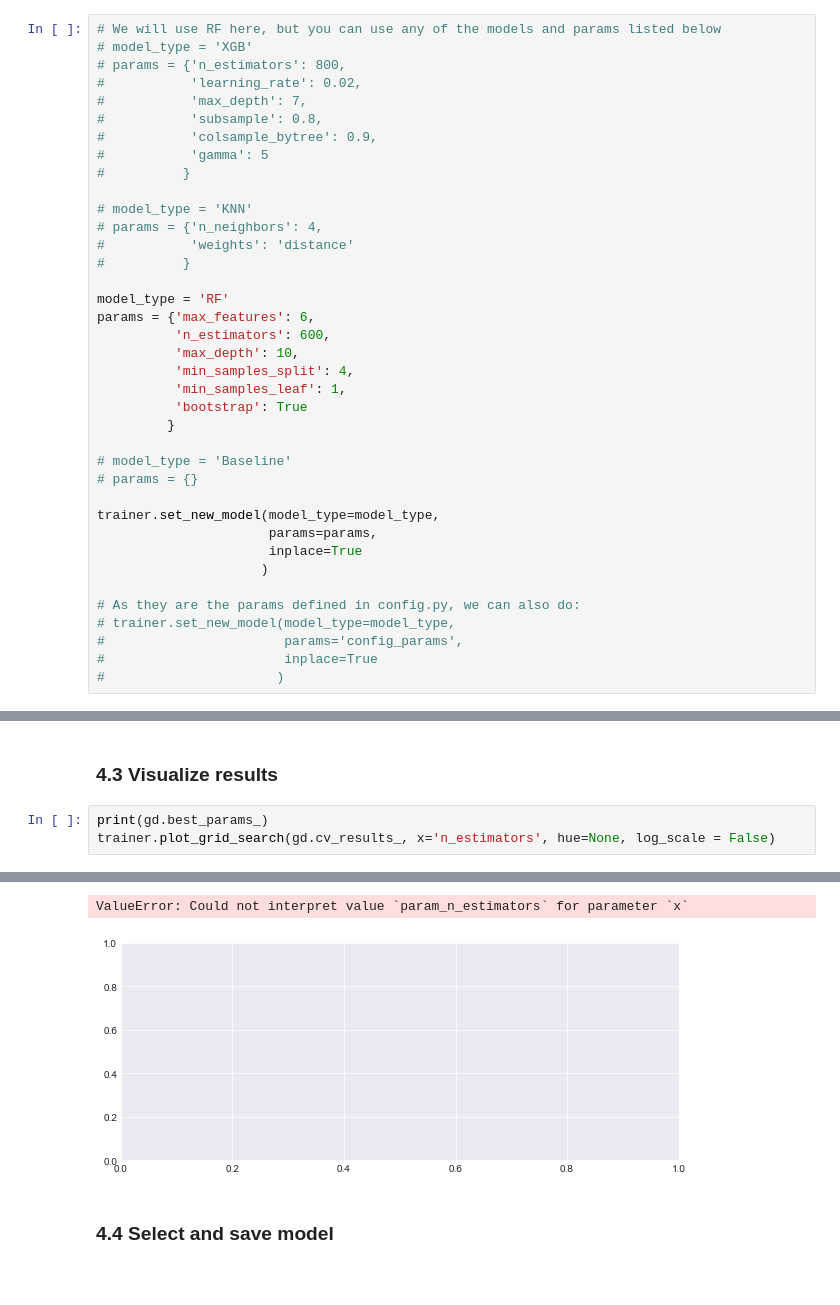
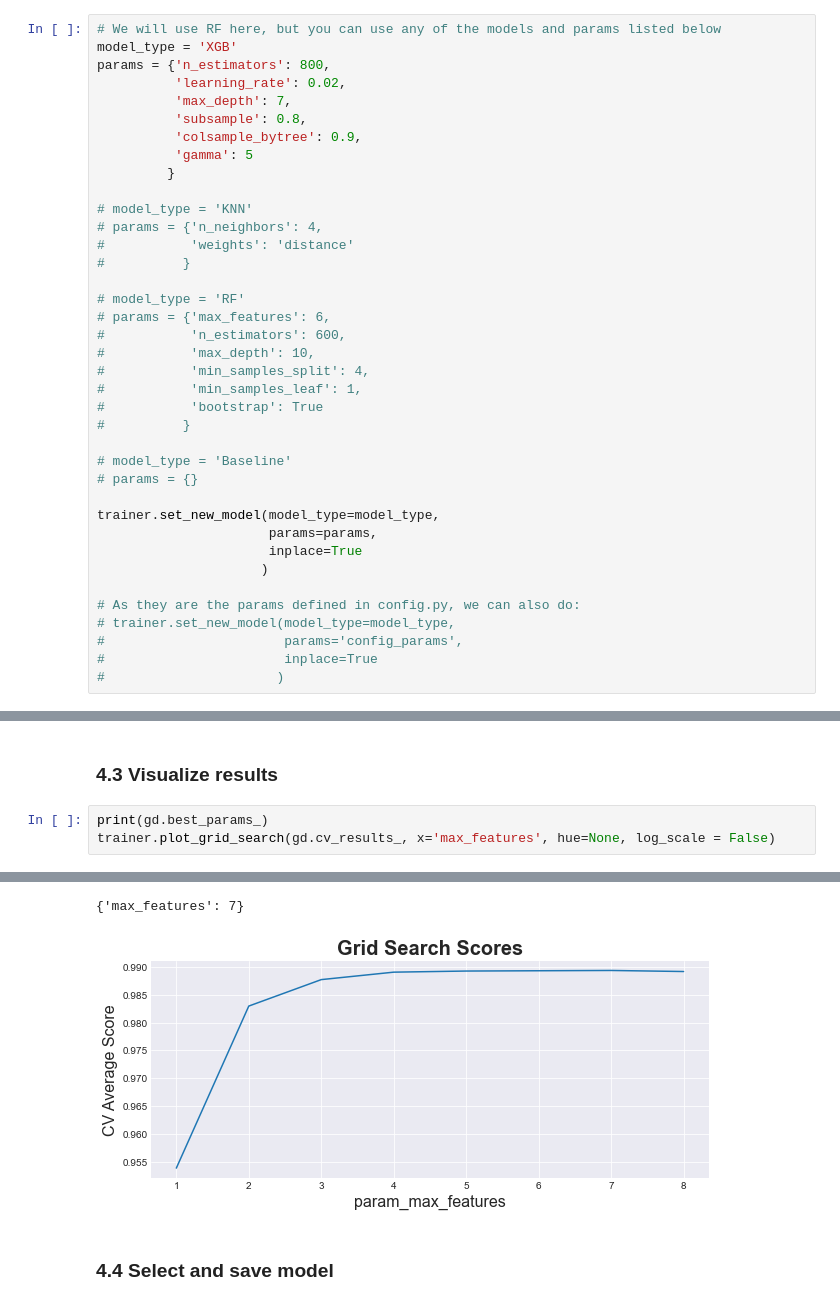
Before and after one commit to julesbertrand/LiterablyInsightProject, a Jupyter notebook: tutorial_litreading.ipynb, the cells around one changed output, grey strips where cells are left out. Saved outputs shown, nothing was run; the diff lists cells and outputs as text; blank space fills up the shorter version.

```diff
--- a/tutorial_litreading.ipynb
+++ b/tutorial_litreading.ipynb
@@ -240,27 +225,27 @@ Here are the parameters of the default models already trained forthe package. Th
 # %%
 # We will use RF here, but you can use any of the models and params listed below
-# model_type = 'XGB'
-# params = {'n_estimators': 800,
-#           'learning_rate': 0.02,
-#           'max_depth': 7,
-#           'subsample': 0.8,
-#           'colsample_bytree': 0.9,
-#           'gamma': 5
-#          }
+model_type = 'XGB'
+params = {'n_estimators': 800,
+          'learning_rate': 0.02,
+          'max_depth': 7,
+          'subsample': 0.8,
+          'colsample_bytree': 0.9,
+          'gamma': 5
+         }
 
 # model_type = 'KNN'
 # params = {'n_neighbors': 4,
 #           'weights': 'distance'
 #          }
 
-model_type = 'RF'
-params = {'max_features': 6,
-          'n_estimators': 600,
-          'max_depth': 10,
-          'min_samples_split': 4,
-          'min_samples_leaf': 1,
-          'bootstrap': True
-         }
+# model_type = 'RF'
+# params = {'max_features': 6,
+#           'n_estimators': 600,
+#           'max_depth': 10,
+#           'min_samples_split': 4,
+#           'min_samples_leaf': 1,
+#           'bootstrap': True
+#          }
 
 # model_type = 'Baseline'
 # params = {}
@@ -362,5 +355,5 @@ Fitting 5 folds for each of 8 candidates, totalling 40 fits
 ### 4.3 Visualize results
 # %%
 print(gd.best_params_)
-trainer.plot_grid_search(gd.cv_results_, x='n_estimators', hue=None, log_scale = False)
+trainer.plot_grid_search(gd.cv_results_, x='max_features', hue=None, log_scale = False)
 # %% [output]
@@ -368,5 +361,5 @@ trainer.plot_grid_search(gd.cv_results_, x='n_estimators', hue=None, log_scale =
-ValueError: Could not interpret value `param_n_estimators` for parameter `x`
+{'max_features': 7}
-[figure, old version]
+[figure, new version]
 # %% [markdown]
 ### 4.4 Select and save model
 # %%
```
Also changed, not shown: parts of 16 cells of this notebook, 1 other file.
